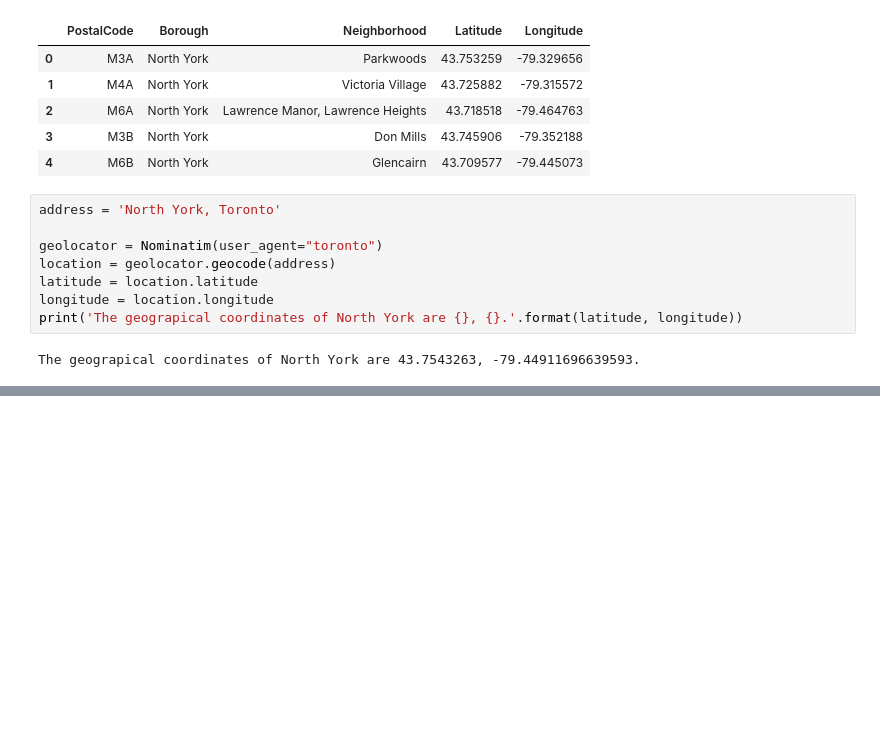
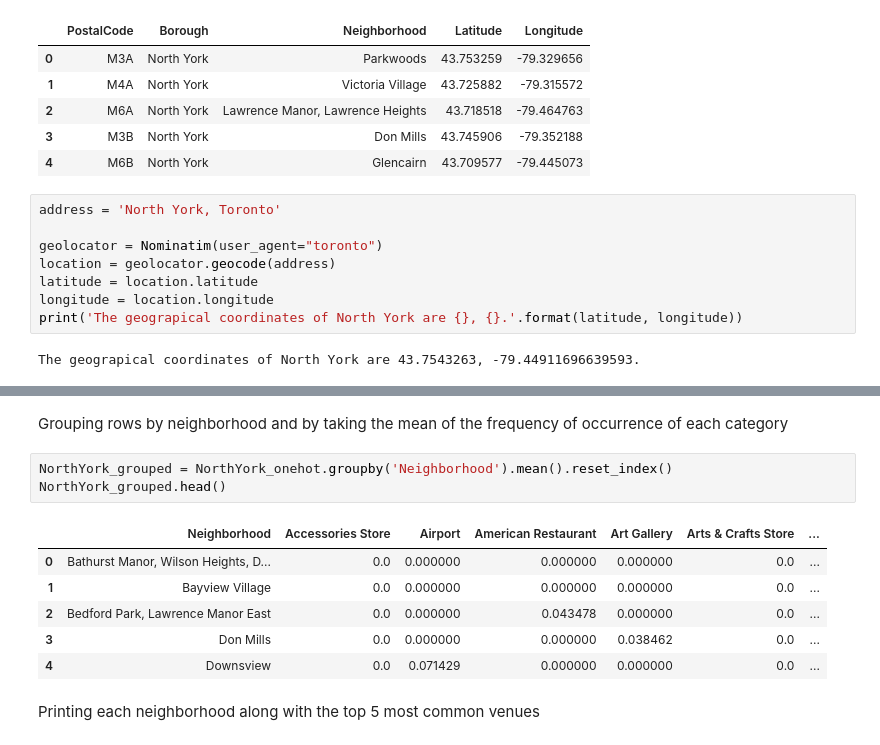
Before and after one commit to SF3009/Capstone-Project-Notebook, a Jupyter notebook: Segmenting and Clustering Neighborhoods in Toronto.ipynb, the cells around one changed output, grey strips where cells are left out. Cells and saved outputs as stored; diff of their text form; blank space fills up the shorter version.

```diff
--- a/Segmenting and Clustering Neighborhoods in Toronto.ipynb
+++ b/Segmenting and Clustering Neighborhoods in Toronto.ipynb
@@ -212,0 +337,14 @@ NorthYork_map
+# %% [markdown]
+Grouping rows by neighborhood and by taking the mean of the frequency of occurrence of each category
+# %%
+NorthYork_grouped = NorthYork_onehot.groupby('Neighborhood').mean().reset_index()
+NorthYork_grouped.head()
+# %% [output]
+|  | Neighborhood | Accessories Store | Airport | American Restaurant | Art Gallery | Arts & Crafts Store | ... |
+| 0 | Bathurst Manor, Wilson Heights, D... | 0.0 | 0.000000 | 0.000000 | 0.000000 | 0.0 | ... |
+| 1 | Bayview Village | 0.0 | 0.000000 | 0.000000 | 0.000000 | 0.0 | ... |
+| 2 | Bedford Park, Lawrence Manor East | 0.0 | 0.000000 | 0.043478 | 0.000000 | 0.0 | ... |
+| 3 | Don Mills | 0.0 | 0.000000 | 0.000000 | 0.038462 | 0.0 | ... |
+| 4 | Downsview | 0.0 | 0.071429 | 0.000000 | 0.000000 | 0.0 | ... |
+# %% [markdown]
+Printing each neighborhood along with the top 5 most common venues
```
Also changed, not shown: parts of 10 cells of this notebook.
